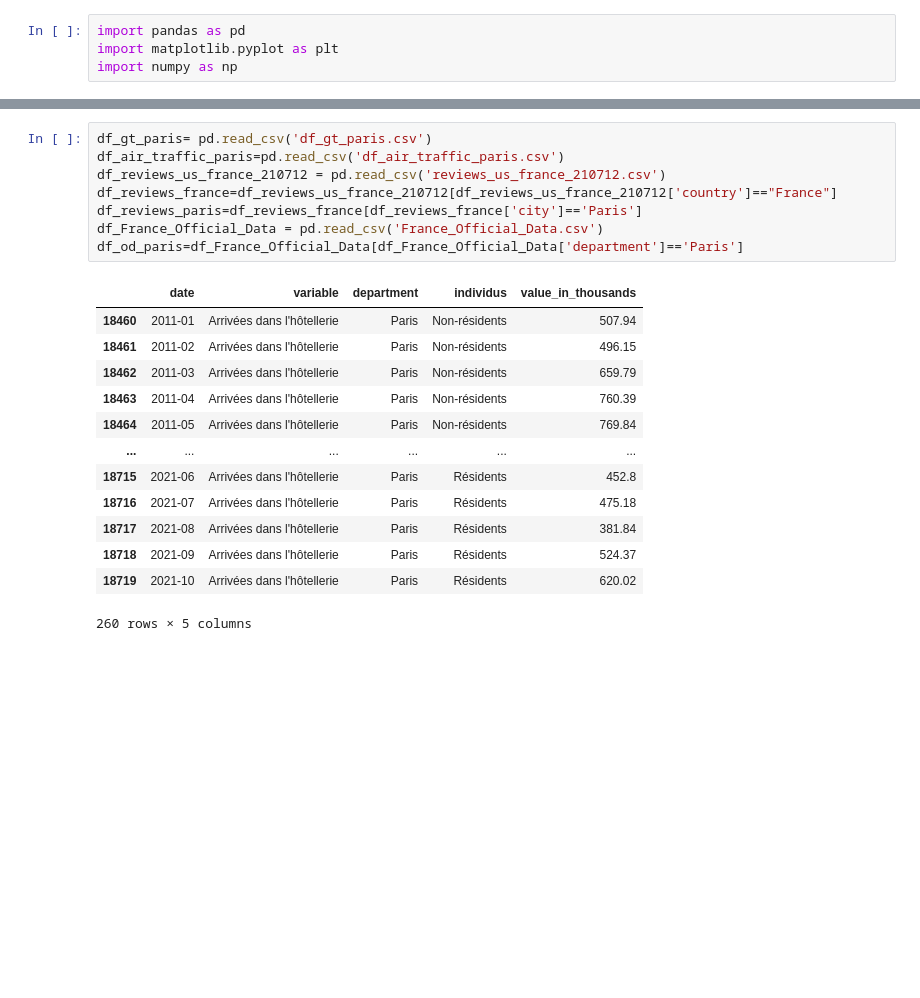
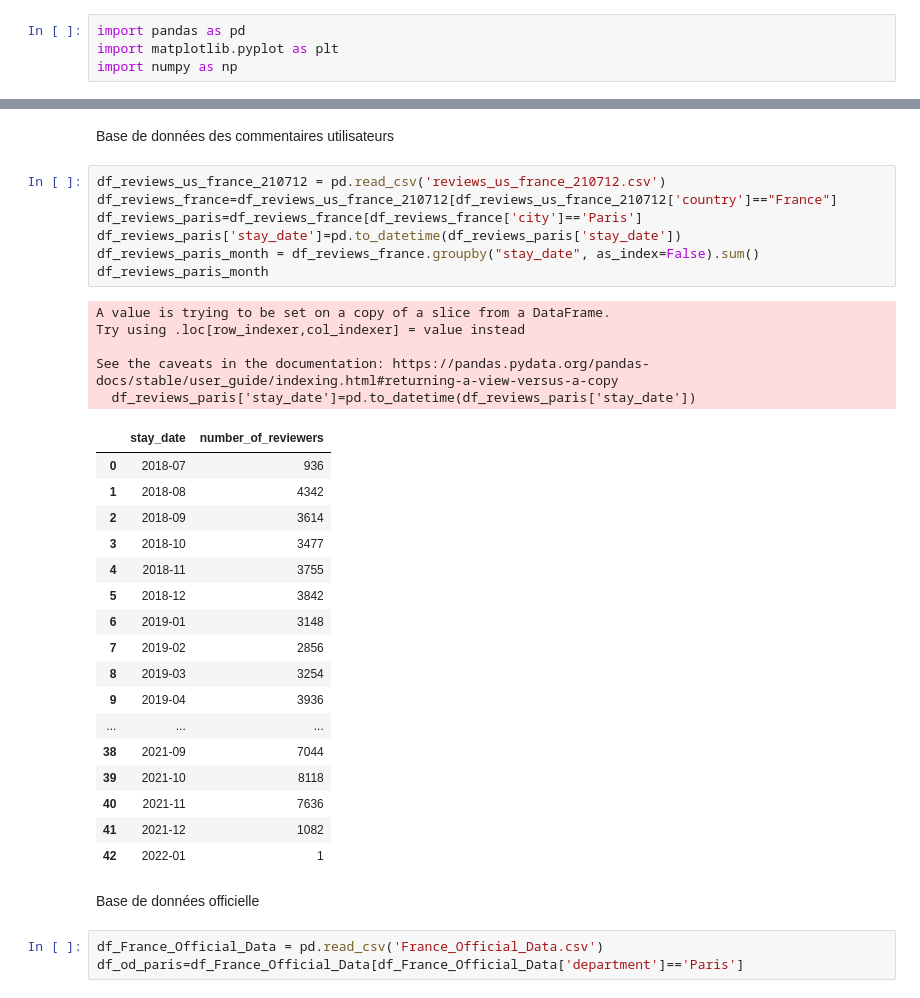
Before and after one commit to julienowack/stat_app, a Jupyter notebook: Data_Paris.ipynb, the cells around one changed output, grey strips where cells are left out. Drawn from its saved outputs; the diff is of its cells as text; blank space fills up the shorter version.

```diff
--- a/Data_Paris.ipynb
+++ b/Data_Paris.ipynb
@@ -7,22 +70,37 @@ import numpy as np
+# %% [markdown]
+Base de données des commentaires utilisateurs
 # %%
-df_gt_paris= pd.read_csv('df_gt_paris.csv')
-df_air_traffic_paris=pd.read_csv('df_air_traffic_paris.csv')
 df_reviews_us_france_210712 = pd.read_csv('reviews_us_france_210712.csv')
 df_reviews_france=df_reviews_us_france_210712[df_reviews_us_france_210712['country']=="France"]
 df_reviews_paris=df_reviews_france[df_reviews_france['city']=='Paris']
-df_France_Official_Data = pd.read_csv('France_Official_Data.csv')
-df_od_paris=df_France_Official_Data[df_France_Official_Data['department']=='Paris']
+df_reviews_paris['stay_date']=pd.to_datetime(df_reviews_paris['stay_date'])
+df_reviews_paris_month = df_reviews_france.groupby("stay_date", as_index=False).sum()
+df_reviews_paris_month
 # %% [output]
+A value is trying to be set on a copy of a slice from a DataFrame.
+Try using .loc[row_indexer,col_indexer] = value instead
+
+See the caveats in the documentation: https://pandas.pydata.org/pandas-docs/stable/user_guide/indexing.html#returning-a-view-versus-a-copy
+  df_reviews_paris['stay_date']=pd.to_datetime(df_reviews_paris['stay_date'])
-|  | date | variable | department | individus | value_in_thousands |
-| 18460 | 2011-01 | Arrivées dans l'hôtellerie | Paris | Non-résidents | 507.94 |
-| 18461 | 2011-02 | Arrivées dans l'hôtellerie | Paris | Non-résidents | 496.15 |
-| 18462 | 2011-03 | Arrivées dans l'hôtellerie | Paris | Non-résidents | 659.79 |
-| 18463 | 2011-04 | Arrivées dans l'hôtellerie | Paris | Non-résidents | 760.39 |
-| 18464 | 2011-05 | Arrivées dans l'hôtellerie | Paris | Non-résidents | 769.84 |
-| ... | ... | ... | ... | ... | ... |
-| 18715 | 2021-06 | Arrivées dans l'hôtellerie | Paris | Résidents | 452.8 |
-| 18716 | 2021-07 | Arrivées dans l'hôtellerie | Paris | Résidents | 475.18 |
-| 18717 | 2021-08 | Arrivées dans l'hôtellerie | Paris | Résidents | 381.84 |
-| 18718 | 2021-09 | Arrivées dans l'hôtellerie | Paris | Résidents | 524.37 |
-| 18719 | 2021-10 | Arrivées dans l'hôtellerie | Paris | Résidents | 620.02 |
+|  | stay_date | number_of_reviewers |
+| 0 | 2018-07 | 936 |
+| 1 | 2018-08 | 4342 |
+| 2 | 2018-09 | 3614 |
+| 3 | 2018-10 | 3477 |
+| 4 | 2018-11 | 3755 |
+| 5 | 2018-12 | 3842 |
+| 6 | 2019-01 | 3148 |
+| 7 | 2019-02 | 2856 |
+| 8 | 2019-03 | 3254 |
+| 9 | 2019-04 | 3936 |
+| ... | ... | ... |
+| 38 | 2021-09 | 7044 |
+| 39 | 2021-10 | 8118 |
+| 40 | 2021-11 | 7636 |
+| 41 | 2021-12 | 1082 |
+| 42 | 2022-01 | 1 |
-260 rows × 5 columns
+# %% [markdown]
+Base de données officielle
+# %%
+df_France_Official_Data = pd.read_csv('France_Official_Data.csv')
+df_od_paris=df_France_Official_Data[df_France_Official_Data['department']=='Paris']
```
Also changed, not shown: parts of 5 cells of this notebook.
